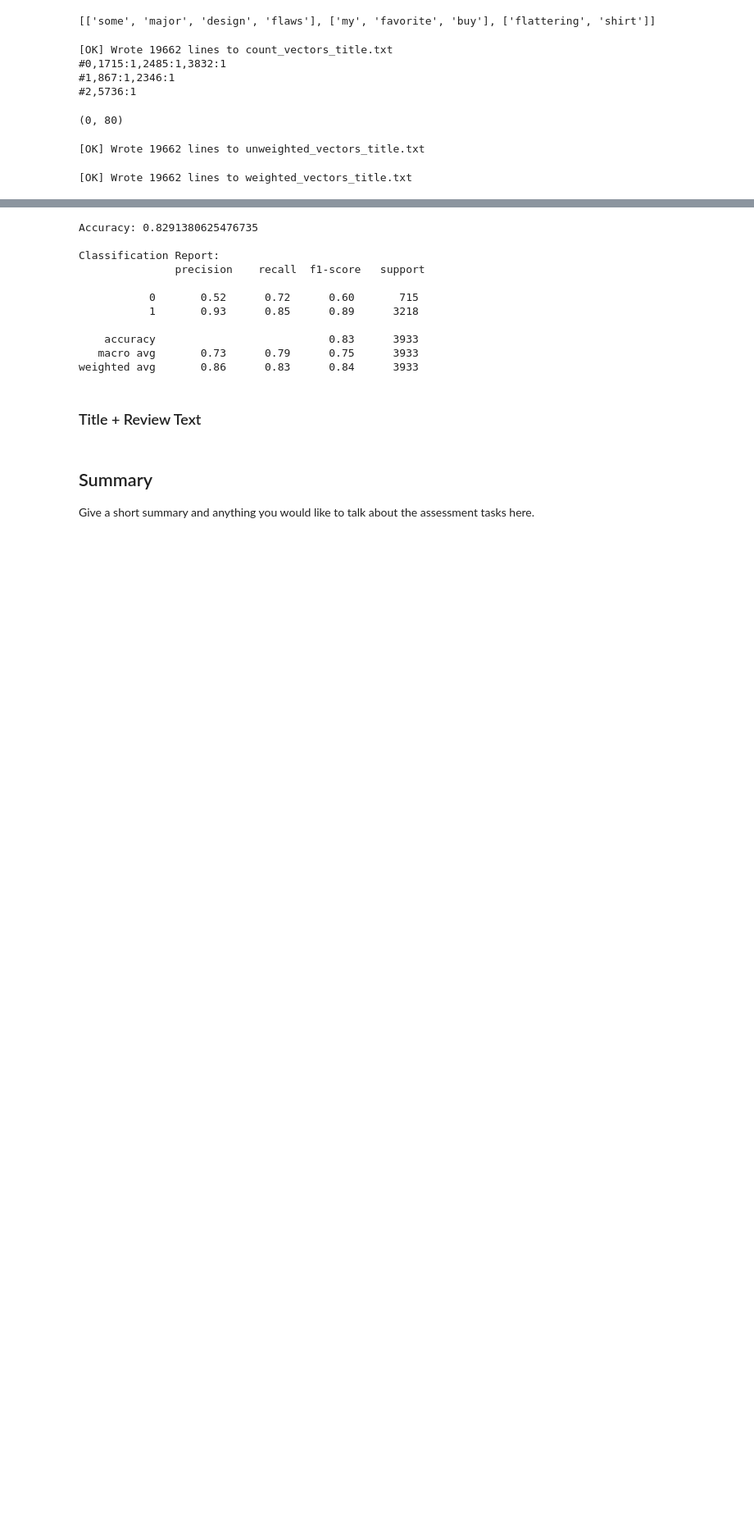
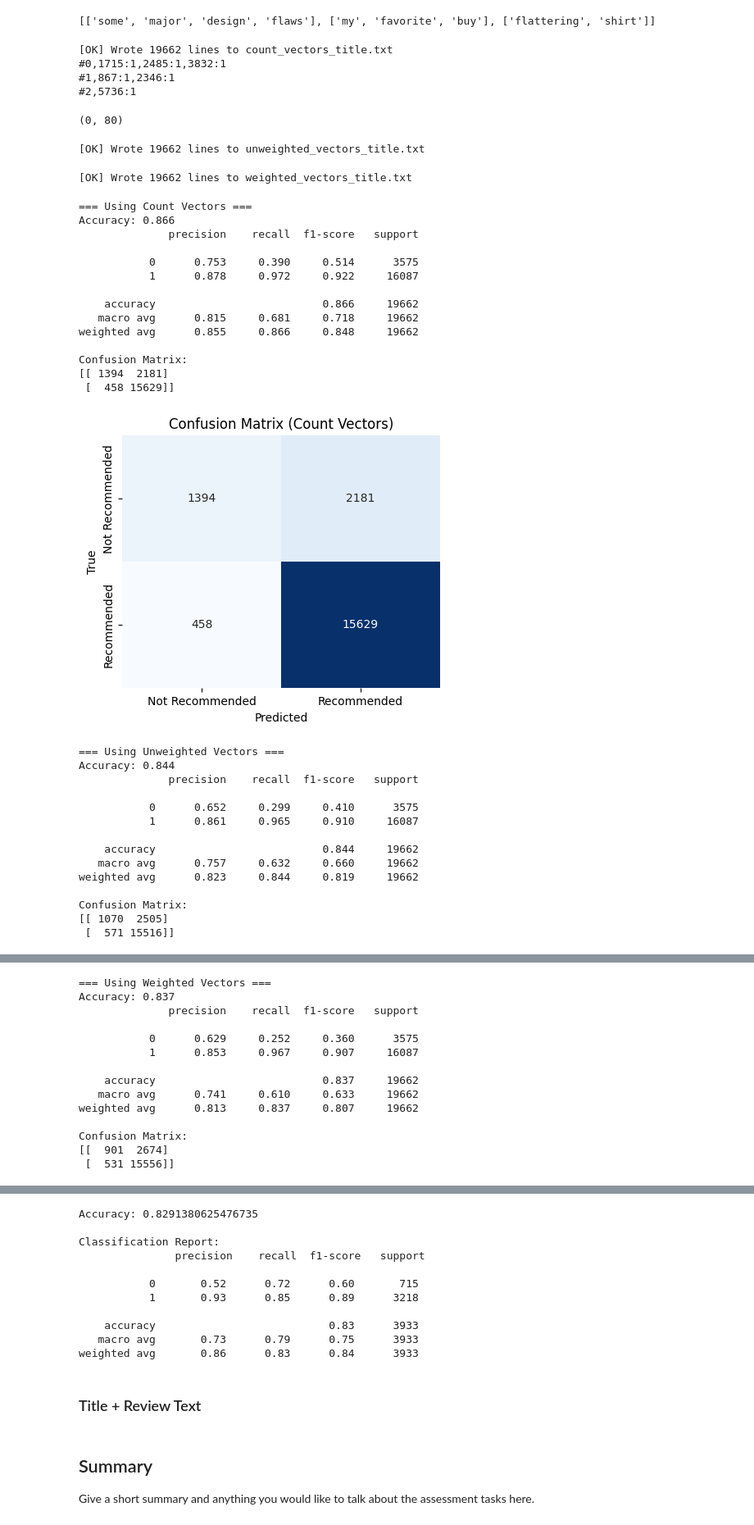
Before and after one commit to TTNguyen0312/ASM3-APDS, a Jupyter notebook: data/task2_3.ipynb, the cells around one changed output, grey strips where cells are left out. Shown at 82% size. Cells and saved outputs as stored; diff of their text form; code cells hidden in the pictures; blank space fills up the shorter version.

Commit message:
feat: finish model analysis for title only

```diff
--- a/data/task2_3.ipynb
+++ b/data/task2_3.ipynb
@@ -739,3 +739,39 @@ with open(out_path, "w", encoding="utf-8") as fout:
 print(f"[OK] Wrote {len(df)} lines to {out_path}")
 # %% [output]
 [OK] Wrote 19662 lines to weighted_vectors_title.txt
+# %%
+X_count_title     = load_vectors("count_vectors_title.txt", sparse=True)
+X_ft_unweighted_title  = StandardScaler().fit_transform(np.array(load_vectors("unweighted_vectors_title.txt")))
+X_ft_weighted_title    = StandardScaler().fit_transform(np.array(load_vectors("weighted_vectors_title.txt")))
+
+run_model_analysis(clf, X_count_title, X_ft_unweighted_title, X_ft_weighted_title, y)
+# %% [output]
+=== Using Count Vectors ===
+Accuracy: 0.866
+              precision    recall  f1-score   support
+
+           0      0.753     0.390     0.514      3575
+           1      0.878     0.972     0.922     16087
+
+    accuracy                          0.866     19662
+   macro avg      0.815     0.681     0.718     19662
+weighted avg      0.855     0.866     0.848     19662
+
+Confusion Matrix:
+[[ 1394  2181]
+ [  458 15629]]
+[figure, added]
+=== Using Unweighted Vectors ===
+Accuracy: 0.844
+              precision    recall  f1-score   support
+
+           0      0.652     0.299     0.410      3575
+           1      0.861     0.965     0.910     16087
+
+    accuracy                          0.844     19662
+   macro avg      0.757     0.632     0.660     19662
+weighted avg      0.823     0.844     0.819     19662
+
+Confusion Matrix:
+[[ 1070  2505]
+ [  571 15516]]
@@ -741,0 +779,14 @@ print(f"[OK] Wrote {len(df)} lines to {out_path}")
+=== Using Weighted Vectors ===
+Accuracy: 0.837
+              precision    recall  f1-score   support
+
+           0      0.629     0.252     0.360      3575
+           1      0.853     0.967     0.907     16087
+
+    accuracy                          0.837     19662
+   macro avg      0.741     0.610     0.633     19662
+weighted avg      0.813     0.837     0.807     19662
+
+Confusion Matrix:
+[[  901  2674]
+ [  531 15556]]
```
Also changed, not shown: parts of 1 cell of this notebook.
